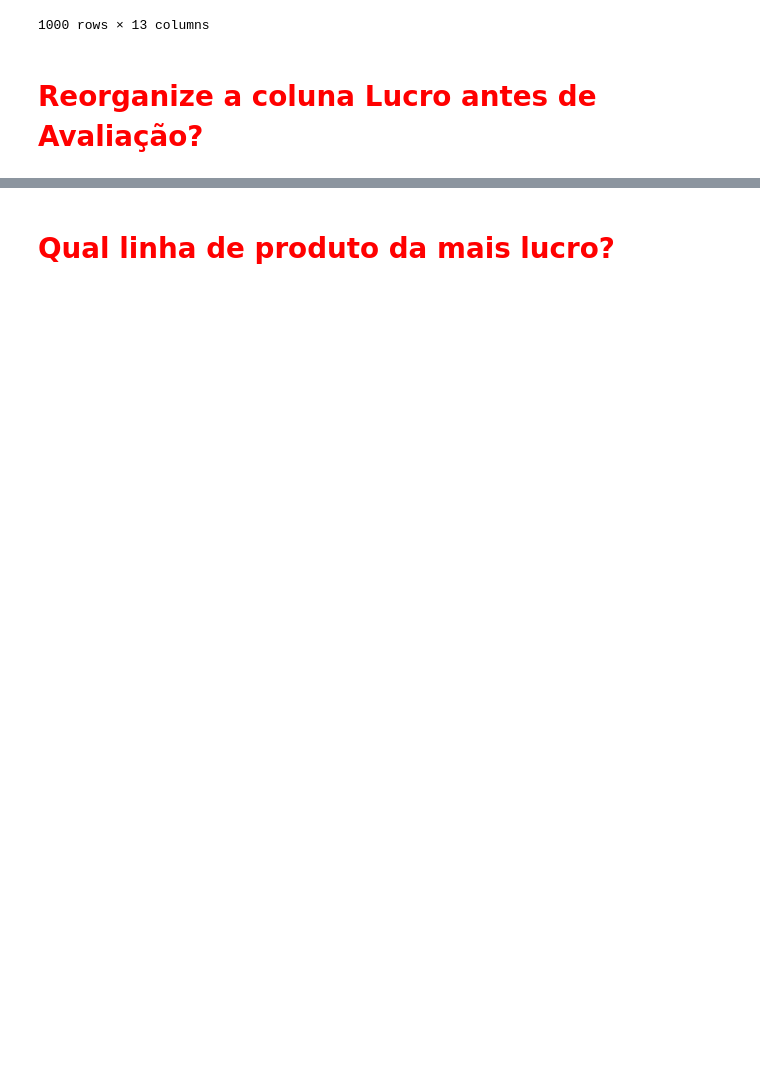
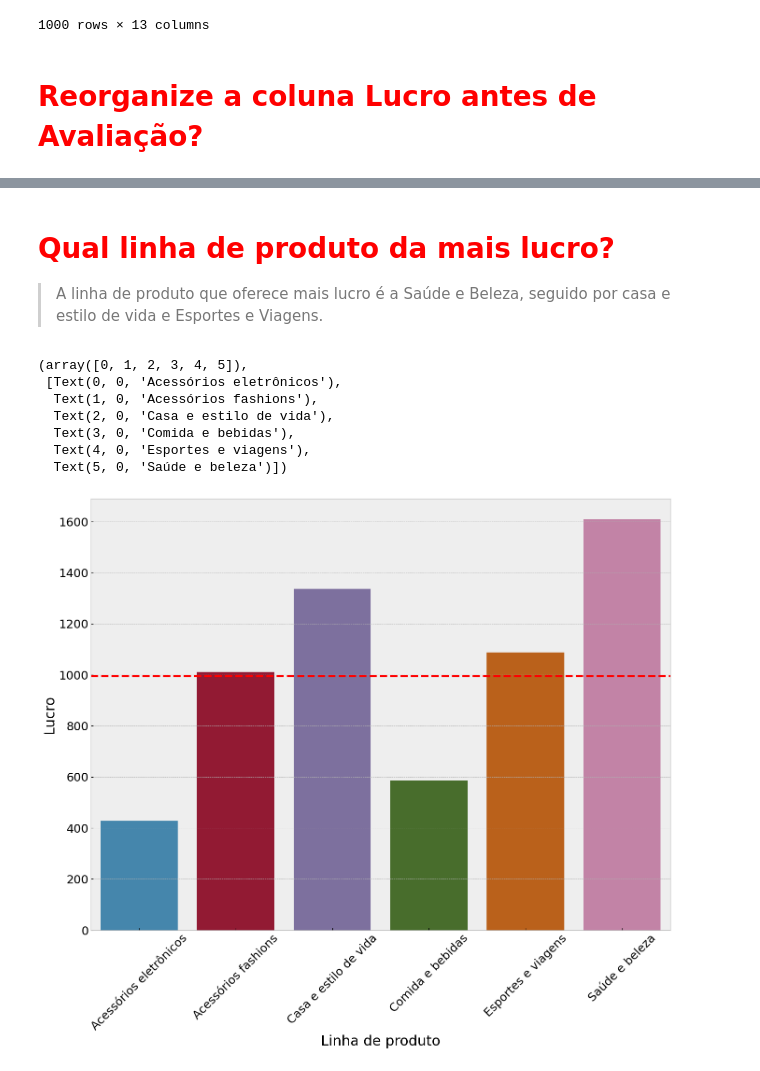
Before and after one commit to Sammus-s/Mineracao-de-Dados, a Jupyter notebook: Primeira_Analise_Dados.ipynb, the cells around one changed output, grey strips where cells are left out. Drawn from its saved outputs; the diff is of its cells as text; code cells hidden in the pictures; blank space fills up the shorter version.

```diff
--- a/Primeira_Analise_Dados.ipynb
+++ b/Primeira_Analise_Dados.ipynb
@@ -662,10 +662,21 @@ df.head()
 | 4 | A | Normal | M | Esportes e viagens | 1294.65 | 7 | 9062.55 | Fevereiro | ... |
 # %% [markdown]
 # <font color='red'>Qual linha de produto da mais lucro?</font>
+
+> A linha de produto que oferece mais lucro é a Saúde e Beleza, seguido por casa e estilo de vida e Esportes e Viagens.
 # %%
 agrupando_Linha_Lucro = df.groupby('Linha de produto')['Lucro'].mean().reset_index(drop=False)
 # %%
 fig, ax = plt.subplots(figsize=(16,12))
 ax = sns.barplot(x = 'Linha de produto', y = 'Lucro', data = agrupando_Linha_Lucro )
-plt.axhline(y=np.nanmean(df.Total), color='red', linestyle='--', linewidth=3, label='Média')
+plt.axhline(y=np.nanmean(df.Lucro), color='red', linestyle='--', linewidth=3, label='Média')
 plt.xticks(rotation = 45)
+# %% [output]
+(array([0, 1, 2, 3, 4, 5]),
+ [Text(0, 0, 'Acessórios eletrônicos'),
+  Text(1, 0, 'Acessórios fashions'),
+  Text(2, 0, 'Casa e estilo de vida'),
+  Text(3, 0, 'Comida e bebidas'),
+  Text(4, 0, 'Esportes e viagens'),
+  Text(5, 0, 'Saúde e beleza')])
+[figure, added]
```
Also changed, not shown: parts of 9 cells of this notebook.
